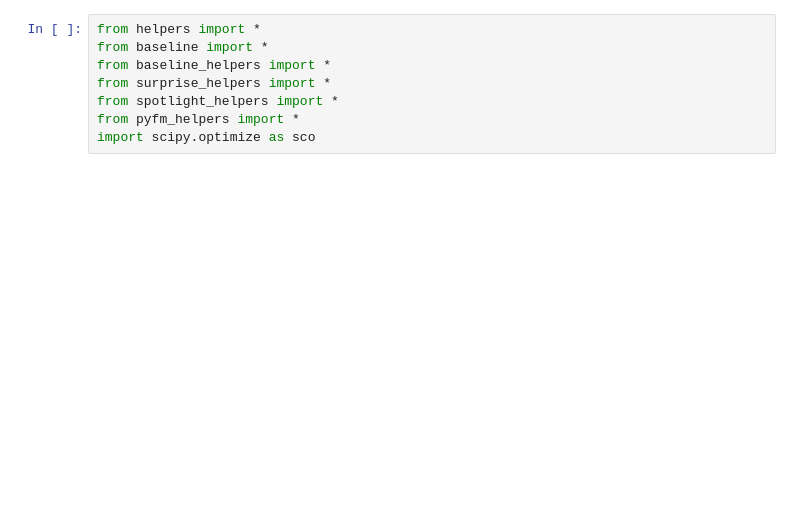
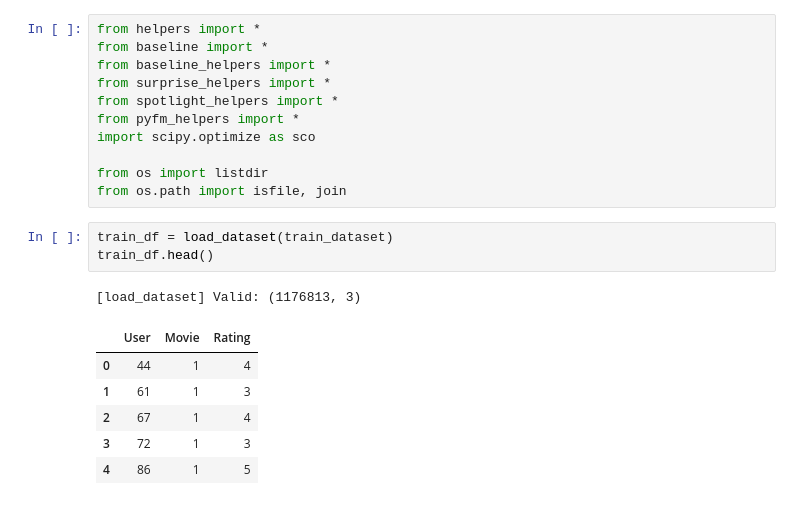
Before and after one commit to yukixLLL/MLProjects, a Jupyter notebook: Project2/Stacking.ipynb, the cells around one changed output. Saved outputs shown, nothing was run; the diff lists cells and outputs as text; blank space fills up the shorter version.

```diff
--- a/Project2/Stacking.ipynb
+++ b/Project2/Stacking.ipynb
@@ -6,3 +6,17 @@ from surprise_helpers import *
 from spotlight_helpers import *
 from pyfm_helpers import *
 import scipy.optimize as sco
+
+from os import listdir
+from os.path import isfile, join
+# %%
+train_df = load_dataset(train_dataset)
+train_df.head()
+# %% [output]
+[load_dataset] Valid: (1176813, 3)
+|  | User | Movie | Rating |
+| 0 | 44 | 1 | 4 |
+| 1 | 61 | 1 | 3 |
+| 2 | 67 | 1 | 4 |
+| 3 | 72 | 1 | 3 |
+| 4 | 86 | 1 | 5 |
```
Also changed, not shown: parts of 31 cells of this notebook, 4 other files.
